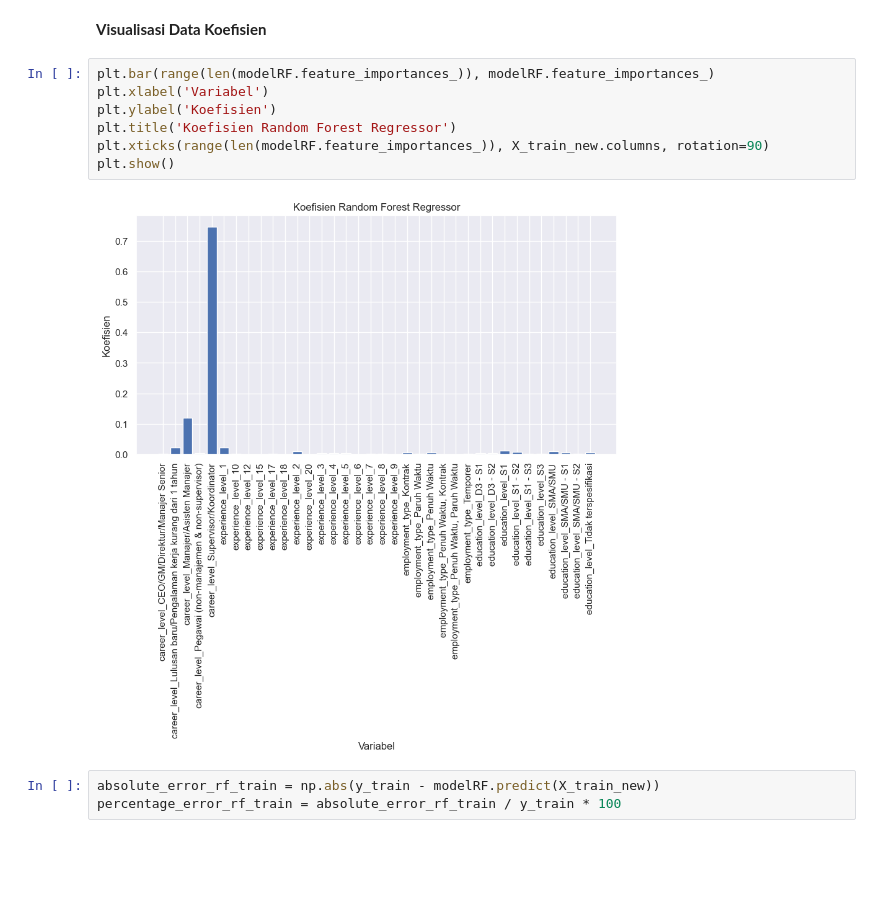
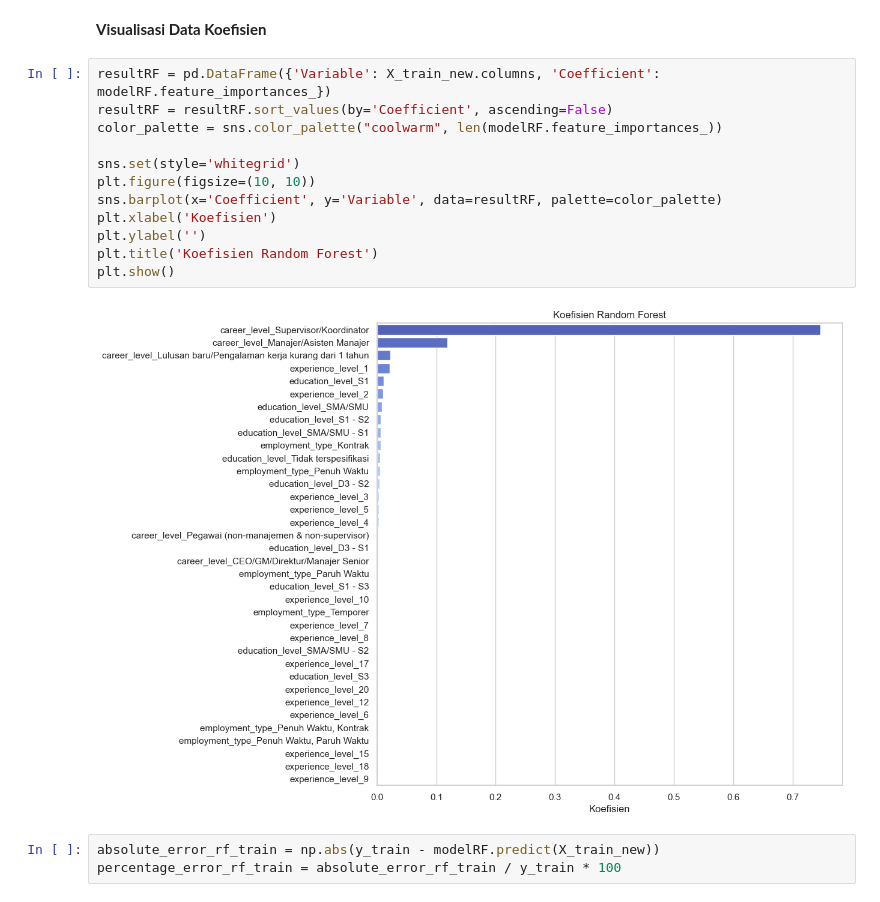
Before and after one commit to Reosta-Pratama/Project-Prediction, a Jupyter notebook: main/main.ipynb, the cells around one changed output. Drawn from its saved outputs; the diff is of its cells as text; blank space fills up the shorter version.

```diff
--- a/main/main.ipynb
+++ b/main/main.ipynb
@@ -477,15 +498,20 @@ education_level_SMA/SMU - S2: 8.4119e-04
 education_level_Tidak terspesifikasi: 5.4738e-03
 # %% [markdown]
 **Visualisasi Data Koefisien**
-# %%
-plt.bar(range(len(modelRF.feature_importances_)), modelRF.feature_importances_)
-plt.xlabel('Variabel')
-plt.ylabel('Koefisien')
-plt.title('Koefisien Random Forest Regressor')
-plt.xticks(range(len(modelRF.feature_importances_)), X_train_new.columns, rotation=90)
-plt.show()
-# %% [output]
-[figure, removed]
+# %%
+resultRF = pd.DataFrame({'Variable': X_train_new.columns, 'Coefficient': modelRF.feature_importances_})
+resultRF = resultRF.sort_values(by='Coefficient', ascending=False)
+color_palette = sns.color_palette("coolwarm", len(modelRF.feature_importances_))
+
+sns.set(style='whitegrid')
+plt.figure(figsize=(10, 10))
+sns.barplot(x='Coefficient', y='Variable', data=resultRF, palette=color_palette)
+plt.xlabel('Koefisien')
+plt.ylabel('')
+plt.title('Koefisien Random Forest')
+plt.show()
+# %% [output]
+[figure, added]
 # %%
 absolute_error_rf_train = np.abs(y_train - modelRF.predict(X_train_new))
 percentage_error_rf_train = absolute_error_rf_train / y_train * 100
```
Also changed, not shown: parts of 5 cells of this notebook, 1 other file.
